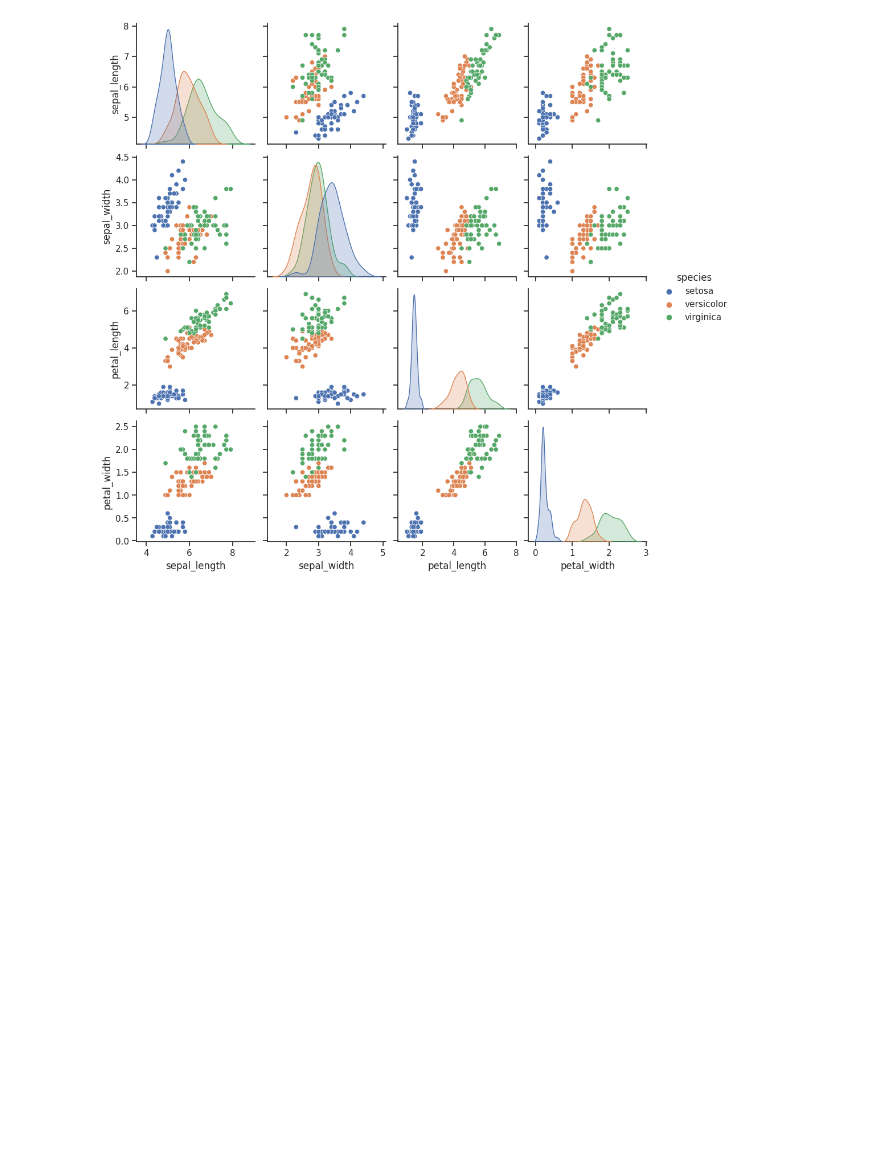
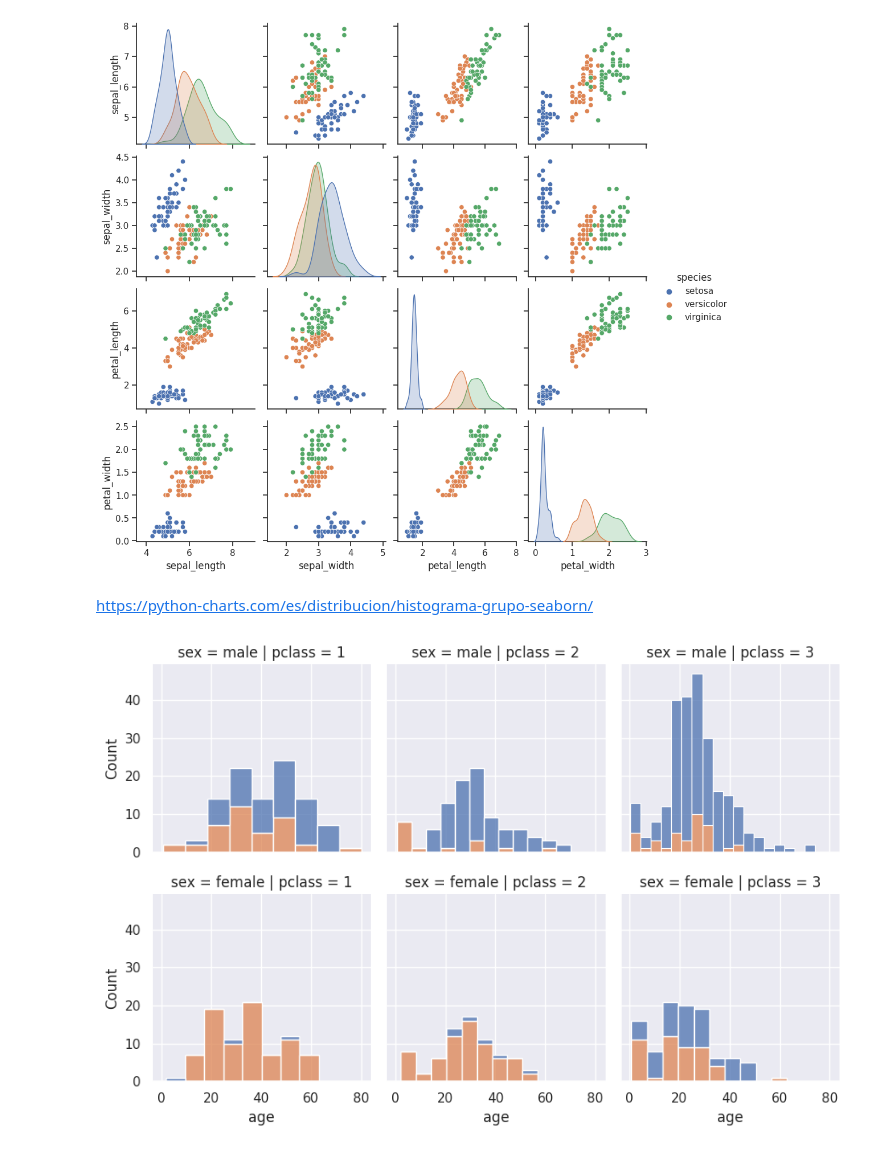
Before and after one commit to ignaciorodriviu/js-pvho7n, a Jupyter notebook: 08MBID_AG3.ipynb, the cells around one changed output. Cells and saved outputs as stored; diff of their text form; code cells hidden in the pictures; blank space fills up the shorter version.

```diff
--- a/08MBID_AG3.ipynb
+++ b/08MBID_AG3.ipynb
@@ -155,3 +186,15 @@ sns.pairplot(df, hue="species")
 # %% [output]
 <seaborn.axisgrid.PairGrid at 0x...>
 [figure]
+# %% [markdown]
+https://python-charts.com/es/distribucion/histograma-grupo-seaborn/
+# %%
+#Cambiamos el font
+sns.set(font_scale=1)
+#FacetGrid - Construir una matriz de gráficos
+g = sns.FacetGrid(titanic, row='sex',col='pclass')
+g.map(sns.histplot,"age", data=titanic, hue="survived", multiple = 'stack')
+
+plt.show()
+# %% [output]
+[figure, added]
```
Also changed, not shown: parts of 19 cells of this notebook.
